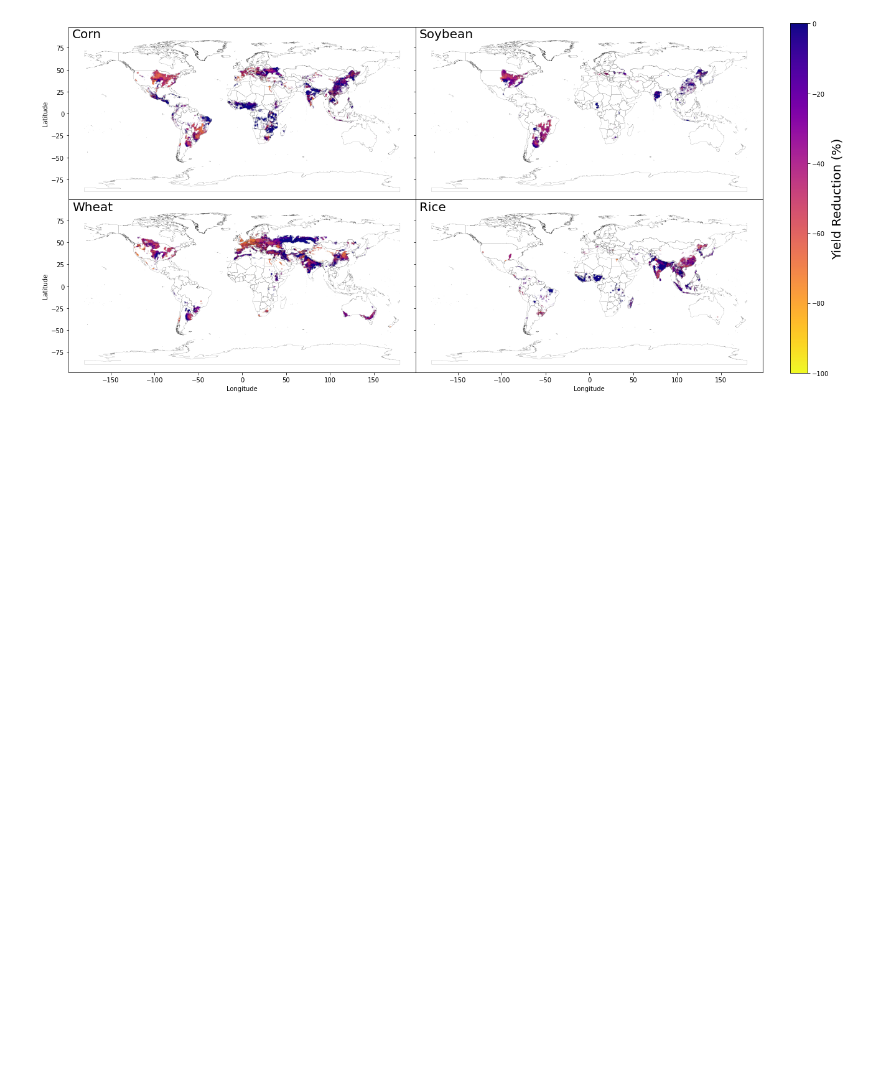
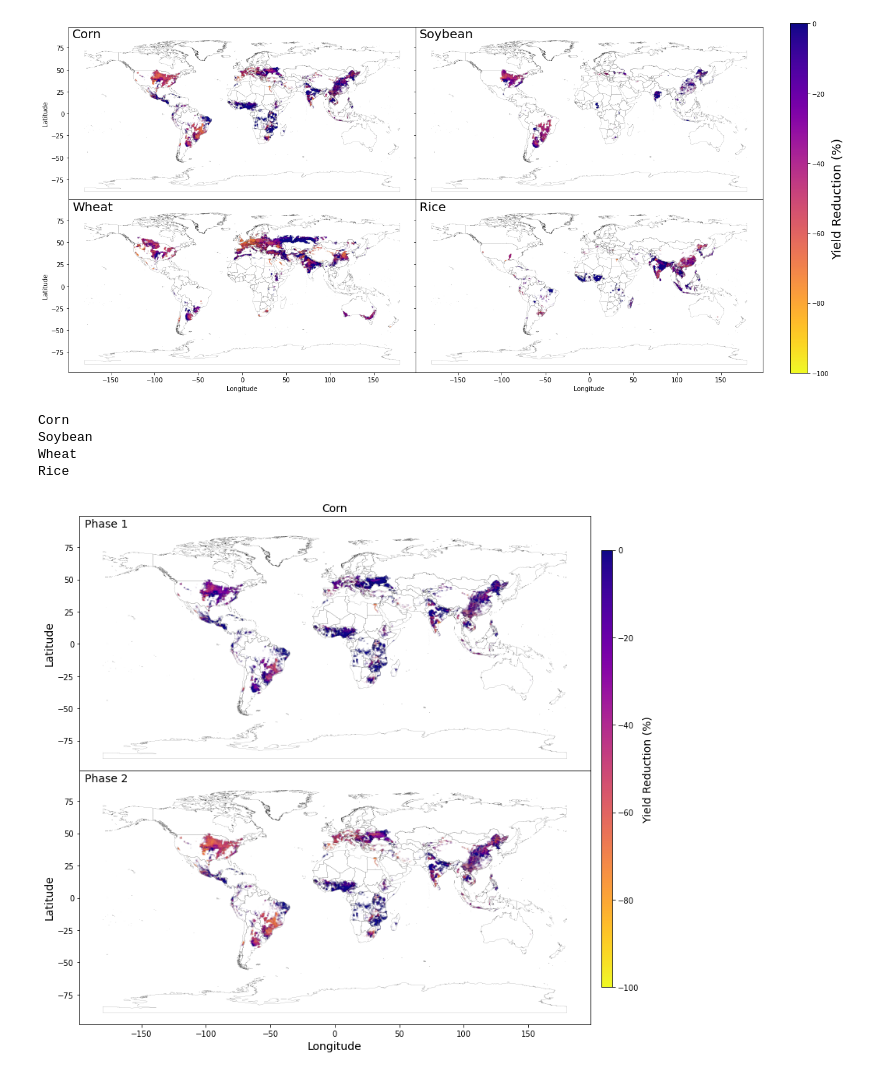
Before and after one commit to allfed/LosingIndustryCropYields, a Jupyter notebook: scripts/Spatial Distribution Plots.ipynb, the cells around one changed output. Cells and saved outputs as stored; diff of their text form; code cells hidden in the pictures; blank space fills up the shorter version.

Commit message:
Added spatial distribution by crop instead of phase

```diff
--- a/scripts/Spatial Distribution Plots.ipynb
+++ b/scripts/Spatial Distribution Plots.ipynb
@@ -128,3 +128,62 @@ plot_map(gdf_dict_gpd, crops, countries, oceans, "2")
 # %% [output]
 [figure]
 [figure]
+# %%
+def plot_map_by_crop(gdf_dict_gpd, phases, countries, oceans, crop):
+    # Plot the geodataframes in a 2x2 grid
+    # The color of the points is determined by the class they belong
+    # The first plot in the right column has the title "Phase 1"
+    # The second plot in the right column has the title "Phase 2"
+    # All other plots don't have a title
+    fontsize=14
+    fig, ax = plt.subplots(2, 1, figsize=(20,12), sharex=True, sharey=True)
+    ax = ax.flatten()
+    for i, phase in enumerate(phases):
+        gdf_dict_gpd[crop+str(phase)].plot(
+            ax=ax[i],
+            column="data",
+            cmap="plasma_r",
+            legend=False,
+            marker=",",
+            markersize=0.5,
+            alpha=0.01,
+            vmin=-1,
+            vmax=0,
+        )
+        oceans.plot(ax=ax[i], color="white", edgecolor="white", linewidth=0.1)
+        countries.plot(ax=ax[i], color="none", edgecolor="black", linewidth=0.1)
+        # Write the name of the crop in the top left corner of the plot
+        ax[i].text(
+            0.01,
+            0.99,
+            "Phase " + str(phase),
+            horizontalalignment="left",
+            verticalalignment="top",
+            transform=ax[i].transAxes,
+            fontsize=fontsize,
+        )
+        ax[i].set_ylabel("Latitude", fontsize=fontsize)
+        if i == 1:
+            ax[i].set_xlabel("Longitude", fontsize=fontsize)
+        if i == 0:
+            ax[i].set_title(crop, fontsize=fontsize)
+
+
+    # Add a colorbar to the right of the plot
+    norm = mcolors.Normalize(vmin=-100, vmax=0)
+    cax = fig.add_axes([0.75, 0.18, 0.01, 0.65])  # [left, bottom, width, height]
+    cb = mpl.colorbar.ColorbarBase(cax, cmap="plasma_r", norm=norm)
+    cb.set_label("Yield Reduction (%)", fontsize=fontsize)
+
+    plt.subplots_adjust(wspace=0, hspace=0)
+    plt.savefig("../" + os.sep + "reports" + os.sep + "figures" + os.sep + 'LoI'+crop+'.png', dpi=500, bbox_inches='tight')
+
+for crop in crops:
+    print(crop)
+    plot_map_by_crop(gdf_dict_gpd, phases, countries, oceans, crop)
+# %% [output]
+Corn
+Soybean
+Wheat
+Rice
+[figure, added]
```
Also changed, not shown: parts of 2 cells of this notebook, 4 other files.
